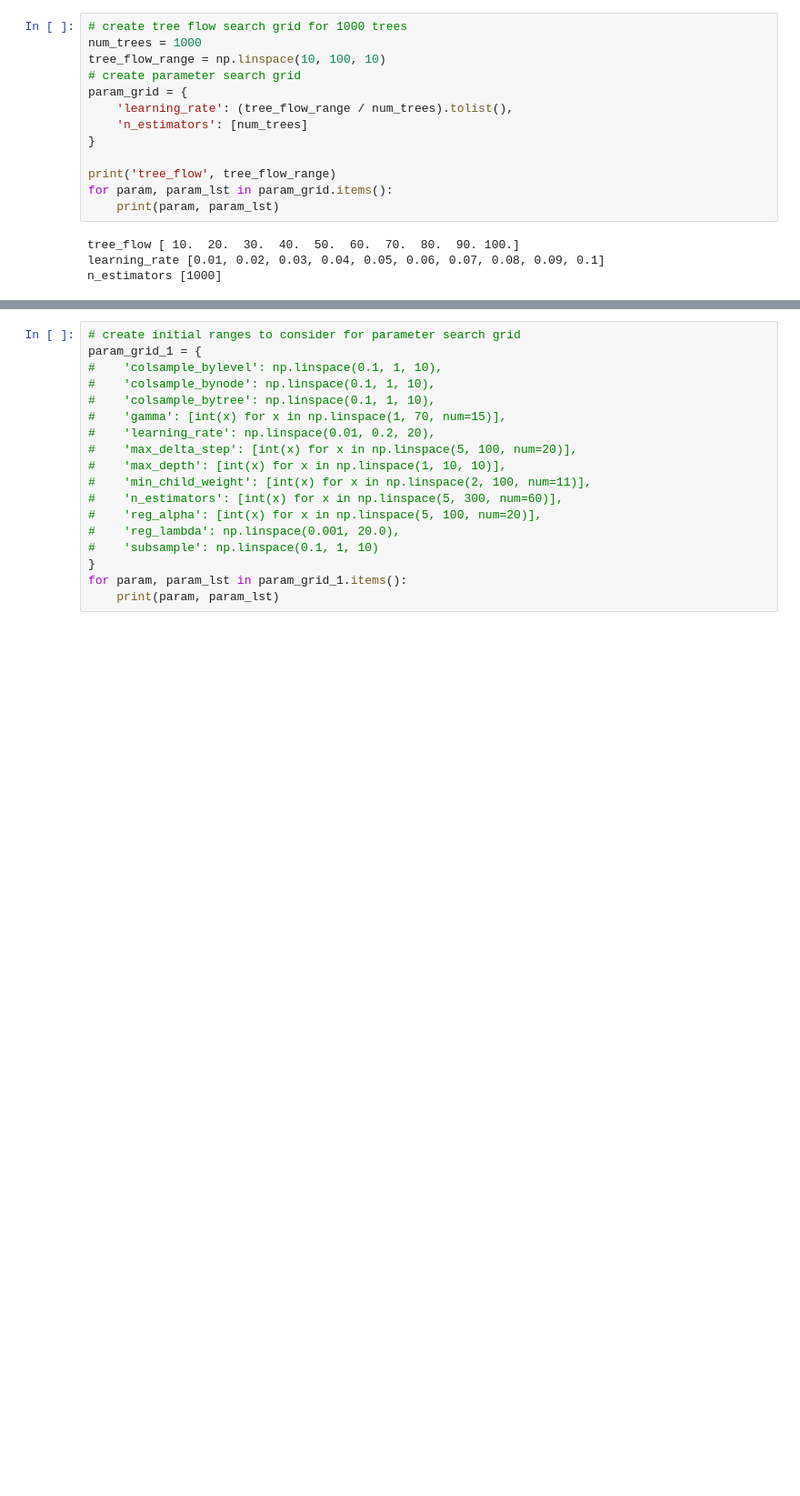
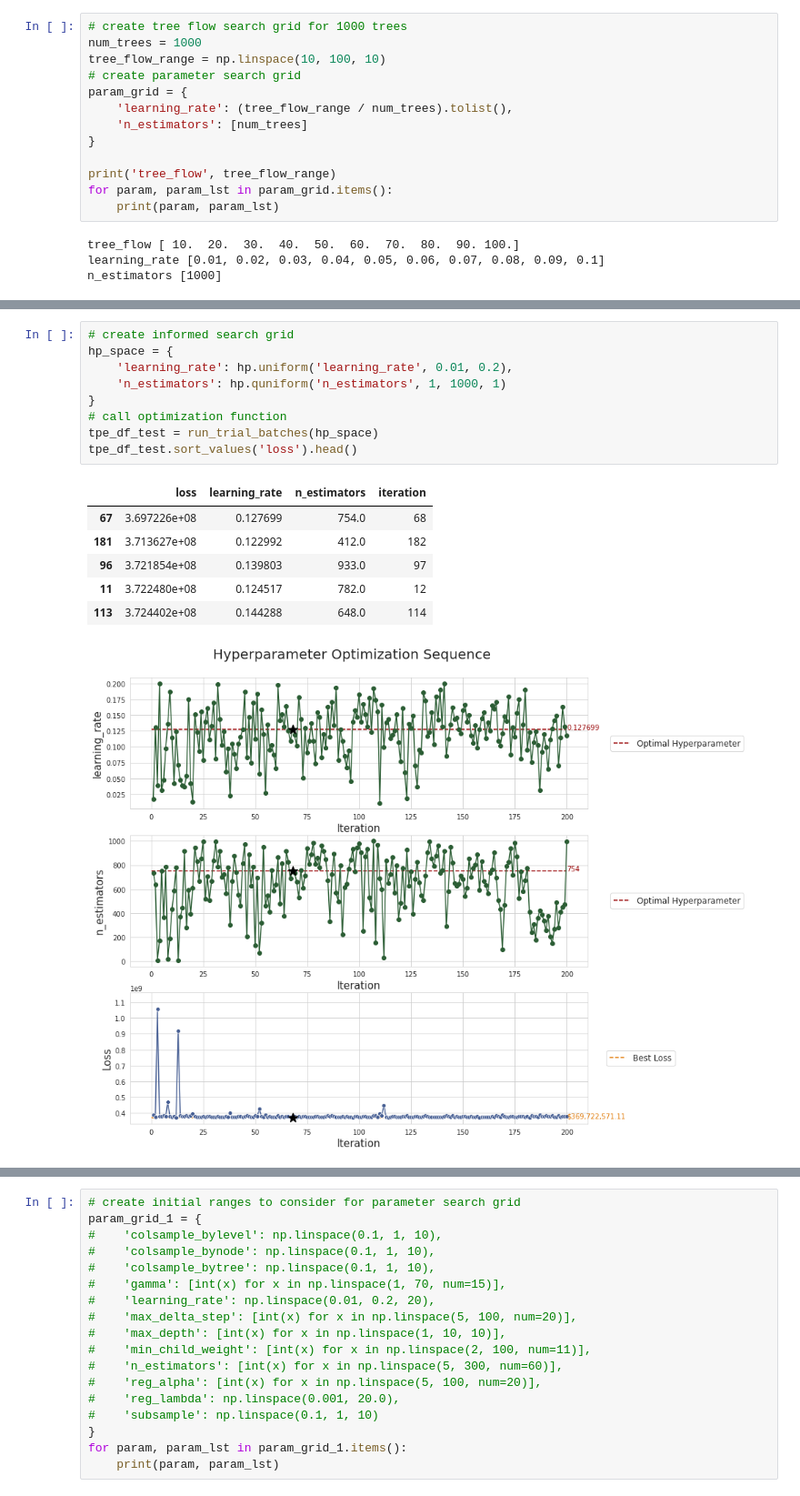
Before and after one commit to christianspybrook/springboard, a Jupyter notebook: capstones/capstone2/capstone2_xgb_regressor_test.ipynb, the cells around one changed output, grey strips where cells are left out. Shown at 91% size. Saved outputs shown, nothing was run; the diff lists cells and outputs as text; blank space fills up the shorter version.

```diff
--- a/capstones/capstone2/capstone2_xgb_regressor_test.ipynb
+++ b/capstones/capstone2/capstone2_xgb_regressor_test.ipynb
@@ -387,0 +536,17 @@ The optimal learning rate is independent of the number of trees used for this da
+# %%
+# create informed search grid
+hp_space = {
+    'learning_rate': hp.uniform('learning_rate', 0.01, 0.2),
+    'n_estimators': hp.quniform('n_estimators', 1, 1000, 1)
+}
+# call optimization function
+tpe_df_test = run_trial_batches(hp_space)
+tpe_df_test.sort_values('loss').head()
+# %% [output]
+|  | loss | learning_rate | n_estimators | iteration |
+| 67 | 3.697226e+08 | 0.127699 | 754.0 | 68 |
+| 181 | 3.713627e+08 | 0.122992 | 412.0 | 182 |
+| 96 | 3.721854e+08 | 0.139803 | 933.0 | 97 |
+| 11 | 3.722480e+08 | 0.124517 | 782.0 | 12 |
+| 113 | 3.724402e+08 | 0.144288 | 648.0 | 114 |
+[figure, added]
```
Also changed, not shown: parts of 25 cells of this notebook.
